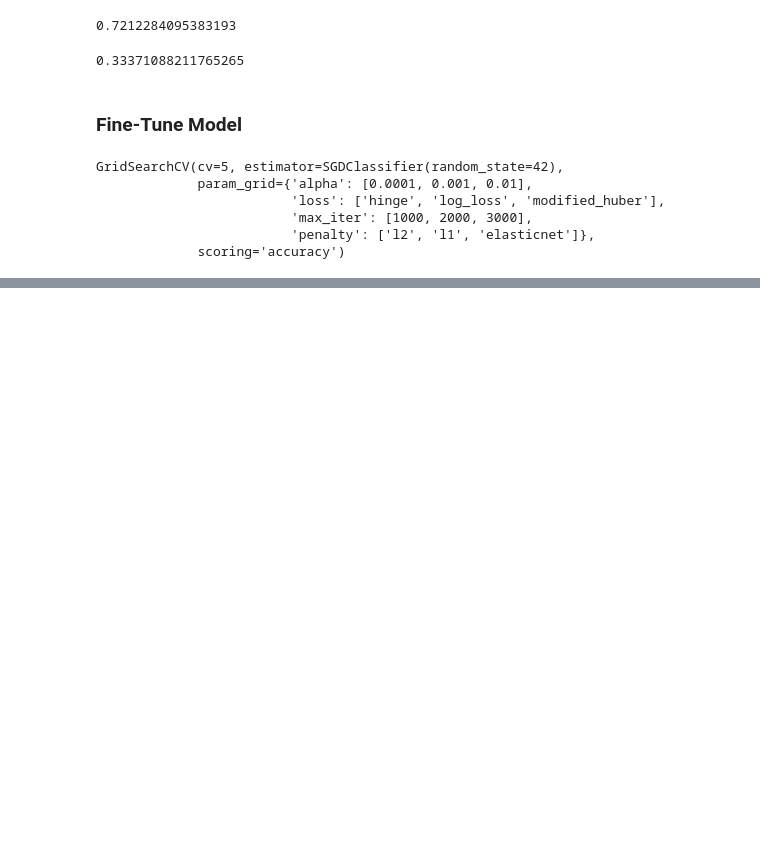
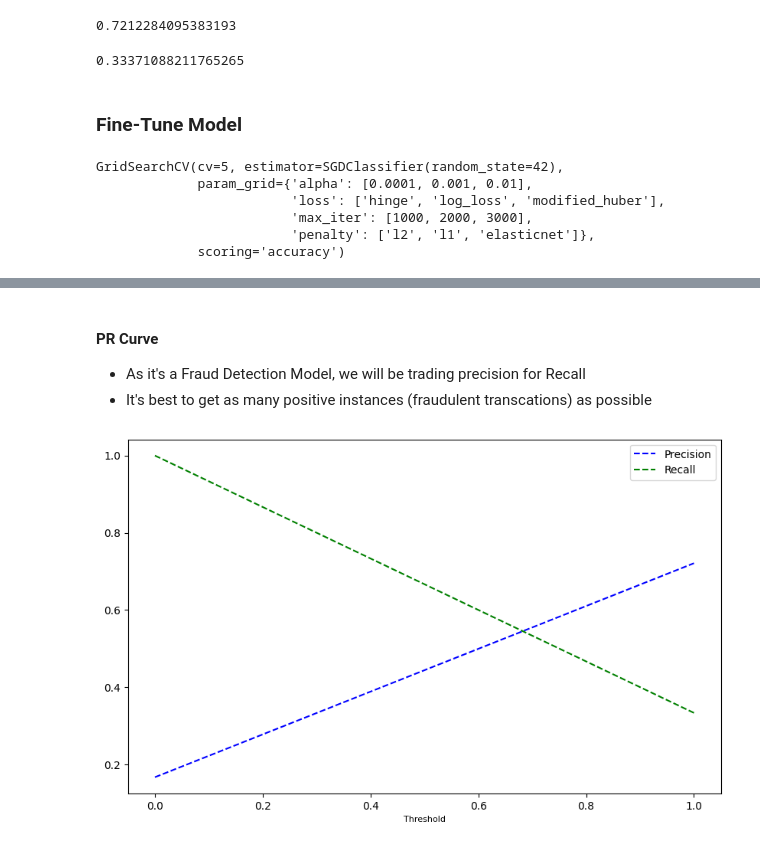
Before and after one commit to chikeibezim/Detecting-Fraudulent-Transactions, a Jupyter notebook: eda-modelling-fraud-detection.ipynb, the cells around one changed output, grey strips where cells are left out. Saved outputs shown, nothing was run; the diff lists cells and outputs as text; code cells hidden in the pictures; blank space fills up the shorter version.

Commit message:
Kaggle Notebook | EDA | Modelling Fraud Detection | Version 6

```diff
--- a/eda-modelling-fraud-detection.ipynb
+++ b/eda-modelling-fraud-detection.ipynb
@@ -479,7 +479,7 @@ GridSearchCV(cv=5, estimator=SGDClassifier(random_state=42),
                          'penalty': ['l2', 'l1', 'elasticnet']},
              scoring='accuracy')
 # %%
-best_sgd_classifier = sgd_grid.best_estimator_
+best_sgd_classifier = SGDClassifier(loss='hinge', penalty='l2', alpha=0.001, max_iter=1000, random_state=42)
 
 # k-fold validation
 best_sgd_preds = cross_val_predict(best_sgd_classifier, transformed_data, y_train, cv=3)
@@ -490,0 +499,4 @@ array([[612435,  16284],
+# %% [markdown]
+#### PR Curve
+- As it's a Fraud Detection Model, we will be trading precision for Recall
+- It's best to get as many positive instances (fraudulent transcations) as possible
@@ -490,0 +508,14 @@ array([[612435,  16284],
+# %%
+precisions, recalls, threshold = precision_recall_curve(y_train, best_sgd_preds)
+# %%
+# plot PR against threshold
+
+def plot_precision_recall_vs_threshold(precisions, recalls, thresholds):
+    plt.plot(thresholds, precisions[:-1], "b--", label="Precision")
+    plt.plot(thresholds, recalls[:-1], "g--", label="Recall")
+    plt.xlabel("Threshold")
+    plt.legend()
+# %%
+plot_precision_recall_vs_threshold(precisions, recalls, threshold)
+# %% [output]
+[figure, added]
```
Also changed, not shown: parts of 9 cells of this notebook.
